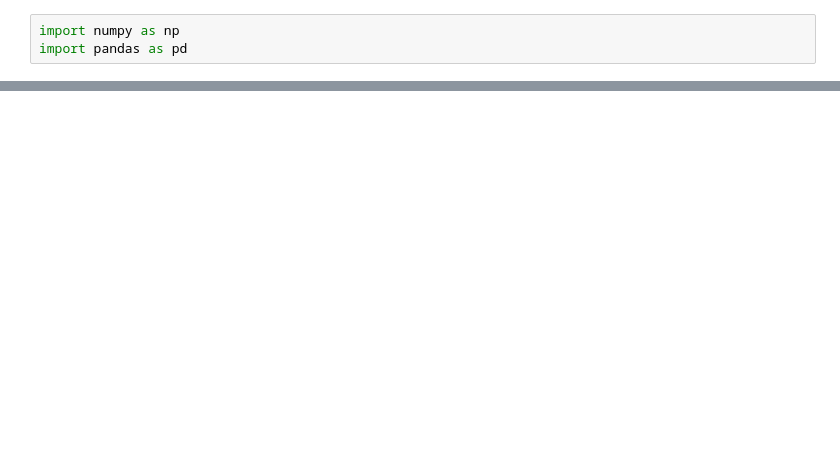
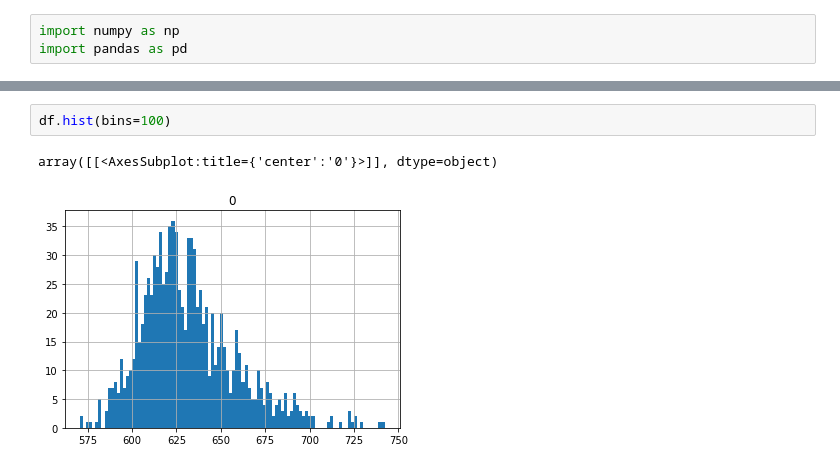
Before and after one commit to carlfre/FYS4411-project1, a Jupyter notebook: plots/plotting2.ipynb, the cells around one changed output, grey strips where cells are left out. Cells and saved outputs as stored; diff of their text form; blank space fills up the shorter version.

```diff
--- a/plots/plotting2.ipynb
+++ b/plots/plotting2.ipynb
@@ -36,0 +49,5 @@ df['distance'].hist(bins=40)
+# %%
+df.hist(bins=100)
+# %% [output]
+array([[<AxesSubplot:title={'center':'0'}>]], dtype=object)
+[figure, added]
```
Also changed, not shown: parts of 26 cells of this notebook, 10 other files.
